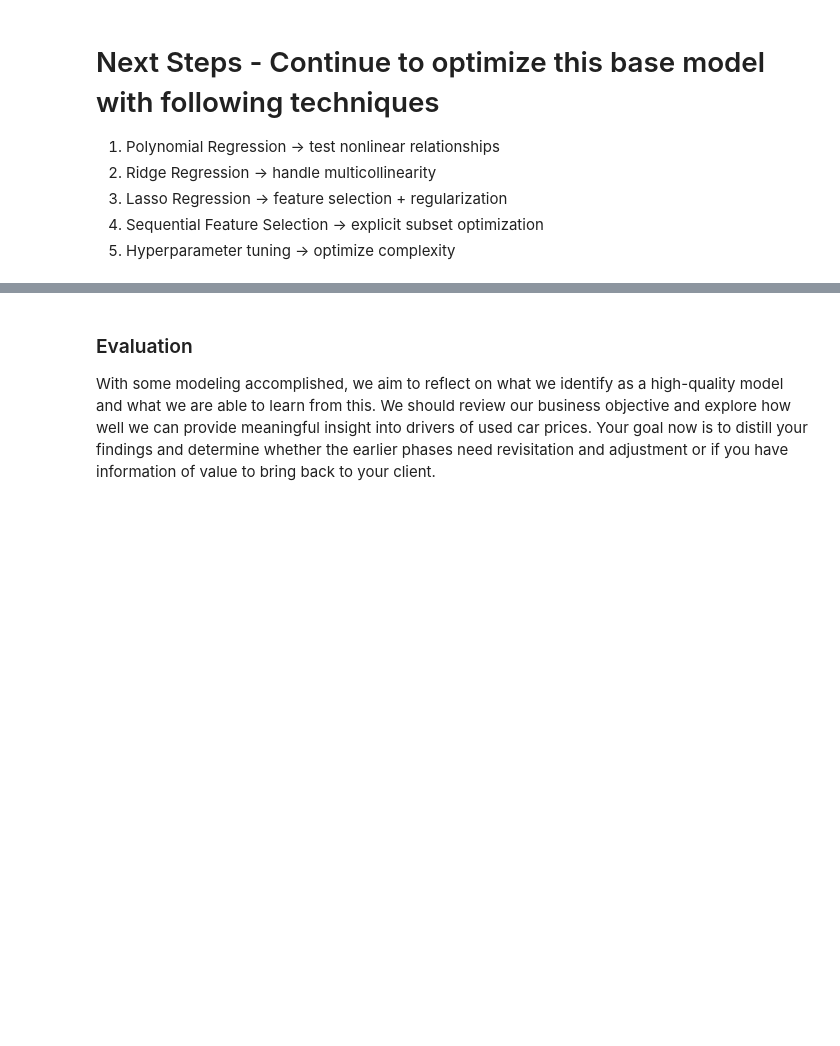
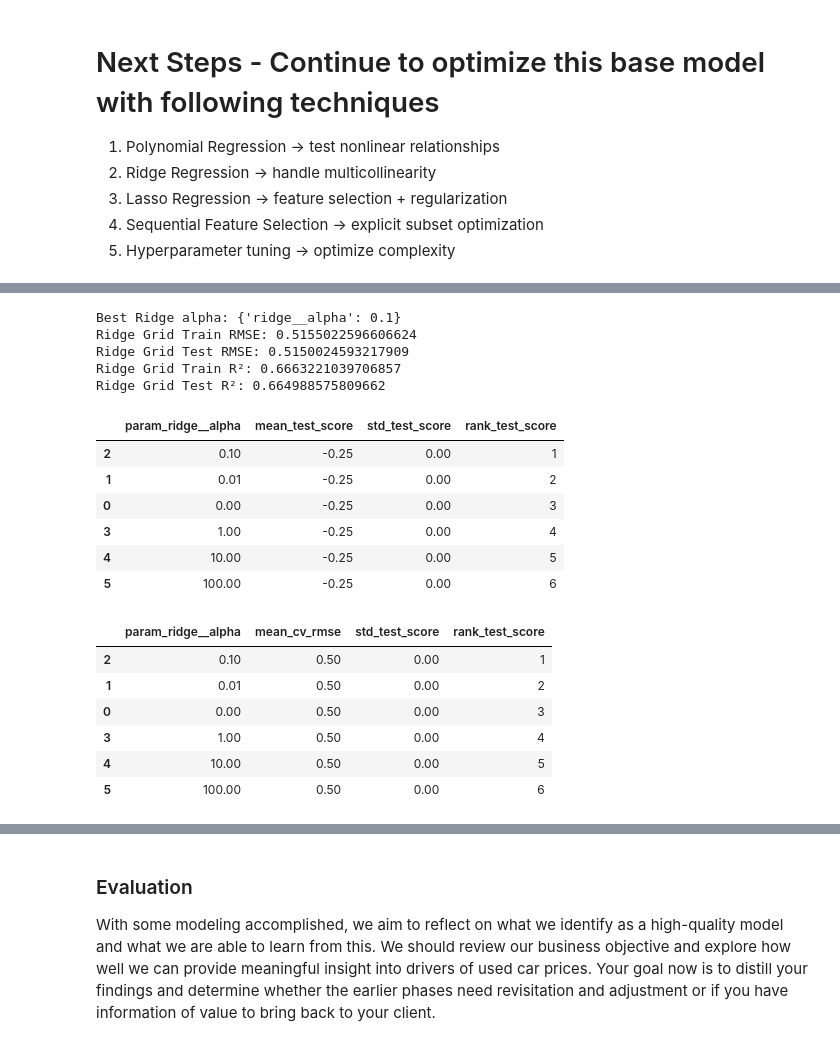
Before and after one commit to RT-Prog/ML_Learn_1, a Jupyter notebook: CarSalesPredictor/prompt_II.ipynb, the cells around one changed output, grey strips where cells are left out. Saved outputs shown, nothing was run; the diff lists cells and outputs as text; code cells hidden in the pictures; blank space fills up the shorter version.

```diff
--- a/CarSalesPredictor/prompt_II.ipynb
+++ b/CarSalesPredictor/prompt_II.ipynb
@@ -979,0 +1286,66 @@ display(vif_table)
+# %%
+best_ridge = ridge_grid.best_estimator_
+
+ridge_grid_train_preds = best_ridge.predict(X_train)
+ridge_grid_test_preds = best_ridge.predict(X_test)
+
+ridge_grid_train_rmse = np.sqrt(mean_squared_error(y_train, ridge_grid_train_preds))
+ridge_grid_test_rmse = np.sqrt(mean_squared_error(y_test, ridge_grid_test_preds))
+
+ridge_grid_train_r2 = r2_score(y_train, ridge_grid_train_preds)
+ridge_grid_test_r2 = r2_score(y_test, ridge_grid_test_preds)
+
+print("Best Ridge alpha:", ridge_grid.best_params_)
+
+print("Ridge Grid Train RMSE:", ridge_grid_train_rmse)
+print("Ridge Grid Test RMSE:", ridge_grid_test_rmse)
+
+print("Ridge Grid Train R²:", ridge_grid_train_r2)
+print("Ridge Grid Test R²:", ridge_grid_test_r2)
+# %% [output]
+Best Ridge alpha: {'ridge__alpha': 0.1}
+Ridge Grid Train RMSE: 0.5155022596606624
+Ridge Grid Test RMSE: 0.5150024593217909
+Ridge Grid Train R²: 0.6663221039706857
+Ridge Grid Test R²: 0.664988575809662
+# %%
+ridge_results = pd.DataFrame(ridge_grid.cv_results_)
+
+display(
+    ridge_results[
+        [
+            "param_ridge__alpha",
+            "mean_test_score",
+            "std_test_score",
+            "rank_test_score"
+        ]
+    ].sort_values("rank_test_score")
+)
+
+ridge_results["mean_cv_rmse"] = np.sqrt(-ridge_results["mean_test_score"])
+
+display(
+    ridge_results[
+        [
+            "param_ridge__alpha",
+            "mean_cv_rmse",
+            "std_test_score",
+            "rank_test_score"
+        ]
+    ].sort_values("rank_test_score")
+)
+# %% [output]
+|  | param_ridge__alpha | mean_test_score | std_test_score | rank_test_score |
+| 2 | 0.10 | -0.25 | 0.00 | 1 |
+| 1 | 0.01 | -0.25 | 0.00 | 2 |
+| 0 | 0.00 | -0.25 | 0.00 | 3 |
+| 3 | 1.00 | -0.25 | 0.00 | 4 |
+| 4 | 10.00 | -0.25 | 0.00 | 5 |
+| 5 | 100.00 | -0.25 | 0.00 | 6 |
+|  | param_ridge__alpha | mean_cv_rmse | std_test_score | rank_test_score |
+| 2 | 0.10 | 0.50 | 0.00 | 1 |
+| 1 | 0.01 | 0.50 | 0.00 | 2 |
+| 0 | 0.00 | 0.50 | 0.00 | 3 |
+| 3 | 1.00 | 0.50 | 0.00 | 4 |
+| 4 | 10.00 | 0.50 | 0.00 | 5 |
+| 5 | 100.00 | 0.50 | 0.00 | 6 |
```
Also changed, not shown: parts of 18 cells of this notebook.
